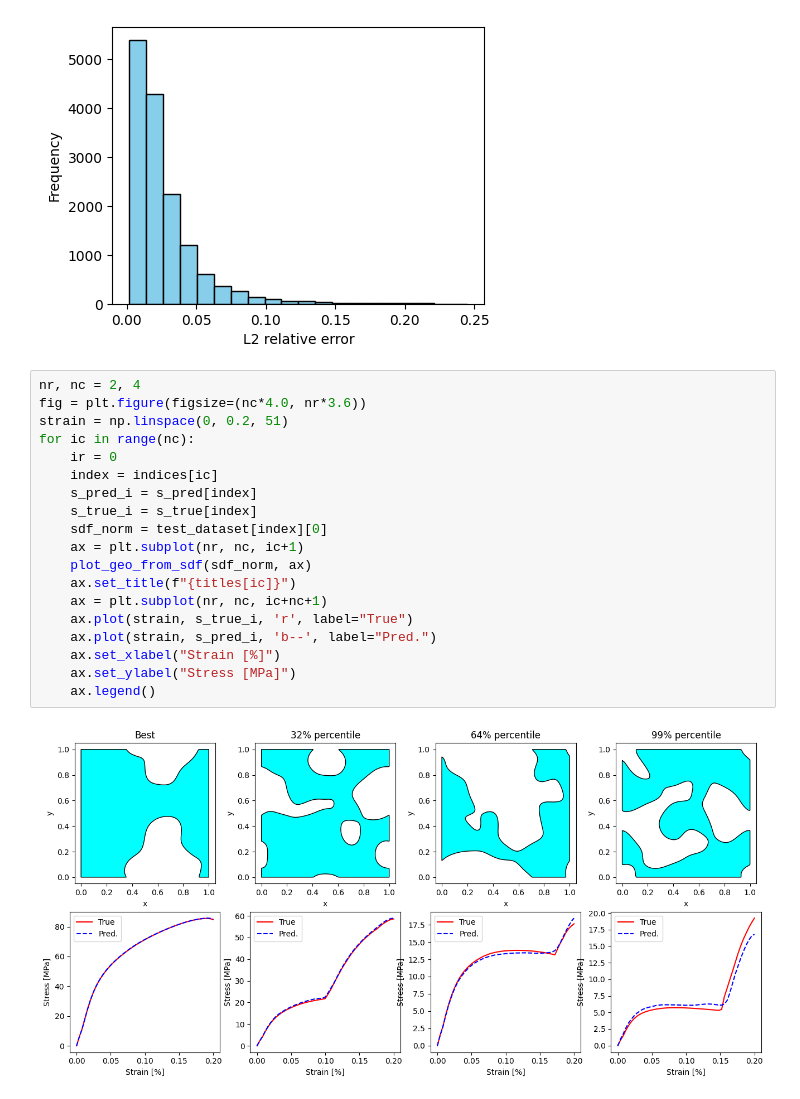
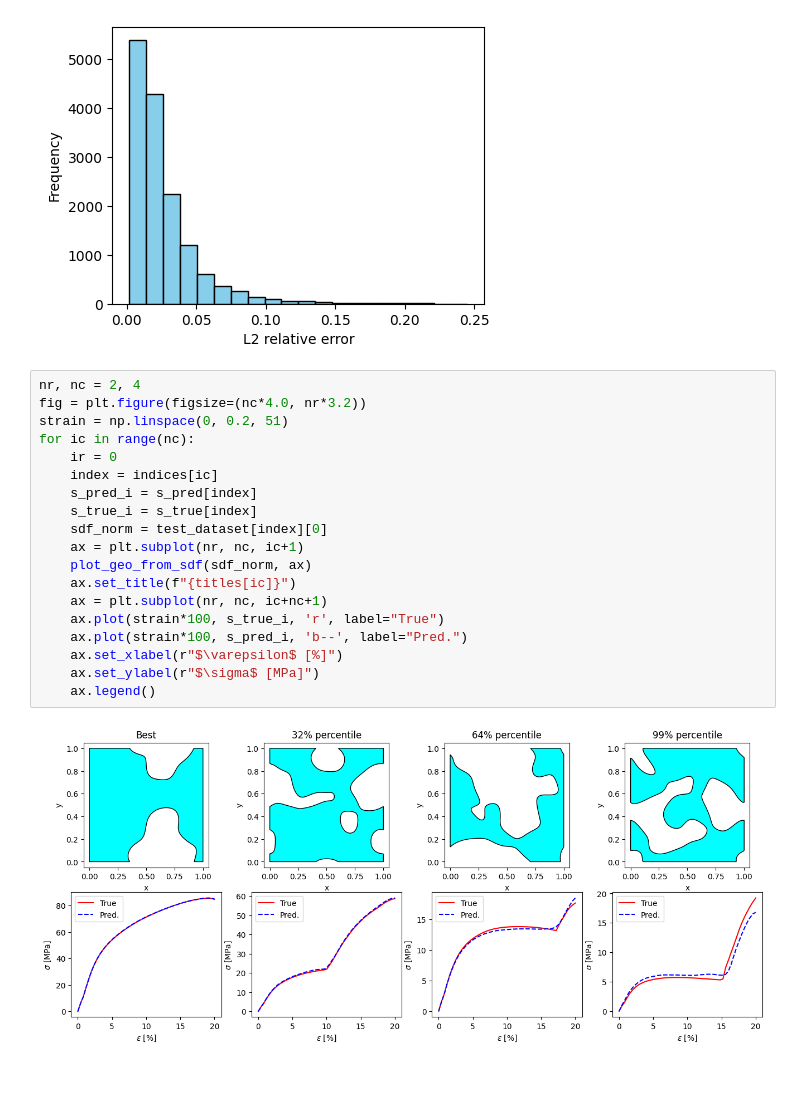
Before and after one commit to QibangLiu/SDFGeoDesign, a Jupyter notebook: postp_NOTSS.ipynb, the cells around one changed output. Cells and saved outputs as stored; diff of their text form.

```diff
--- a/postp_NOTSS.ipynb
+++ b/postp_NOTSS.ipynb
@@ -118,22 +118,22 @@ Index 3 for 99% percentile: 10288, error: 0.12403158098459244
 [figure]
 # %%
 nr, nc = 2, 4
-fig = plt.figure(figsize=(nc*4.0, nr*3.6))
+fig = plt.figure(figsize=(nc*4.0, nr*3.2))
 strain = np.linspace(0, 0.2, 51)
 for ic in range(nc):
     ir = 0
     index = indices[ic]
     s_pred_i = s_pred[index]
     s_true_i = s_true[index]
     sdf_norm = test_dataset[index][0]
     ax = plt.subplot(nr, nc, ic+1)
     plot_geo_from_sdf(sdf_norm, ax)
     ax.set_title(f"{titles[ic]}")
     ax = plt.subplot(nr, nc, ic+nc+1)
-    ax.plot(strain, s_true_i, 'r', label="True")
-    ax.plot(strain, s_pred_i, 'b--', label="Pred.")
-    ax.set_xlabel("Strain [%]")
-    ax.set_ylabel("Stress [MPa]")
+    ax.plot(strain*100, s_true_i, 'r', label="True")
+    ax.plot(strain*100, s_pred_i, 'b--', label="Pred.")
+    ax.set_xlabel(r"$\varepsilon$ [%]")
+    ax.set_ylabel(r"$\sigma$ [MPa]")
     ax.legend()
 # %% [output]
-[figure, old version]
+[figure, new version]
```
Also changed, not shown: parts of 1 cell of this notebook, 3 other files.
